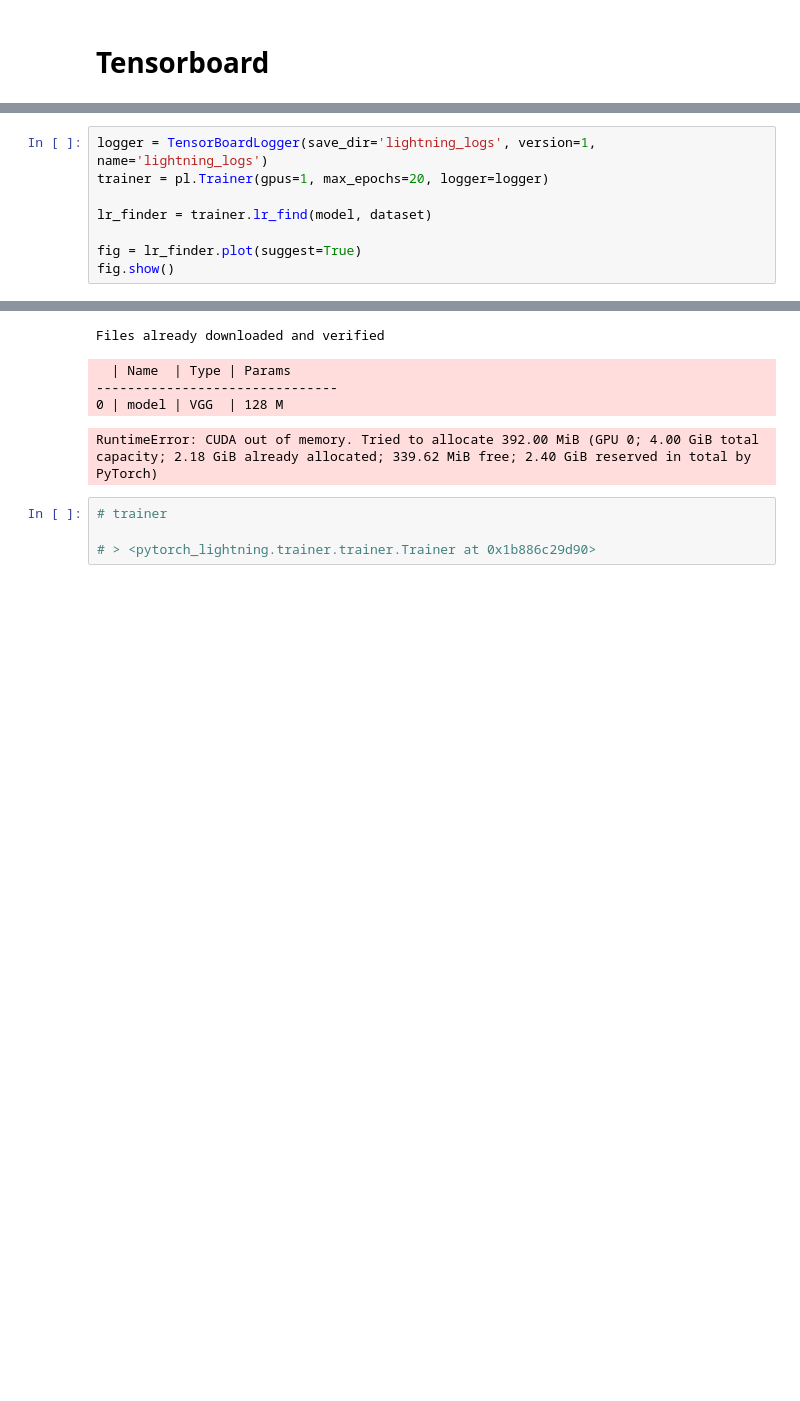
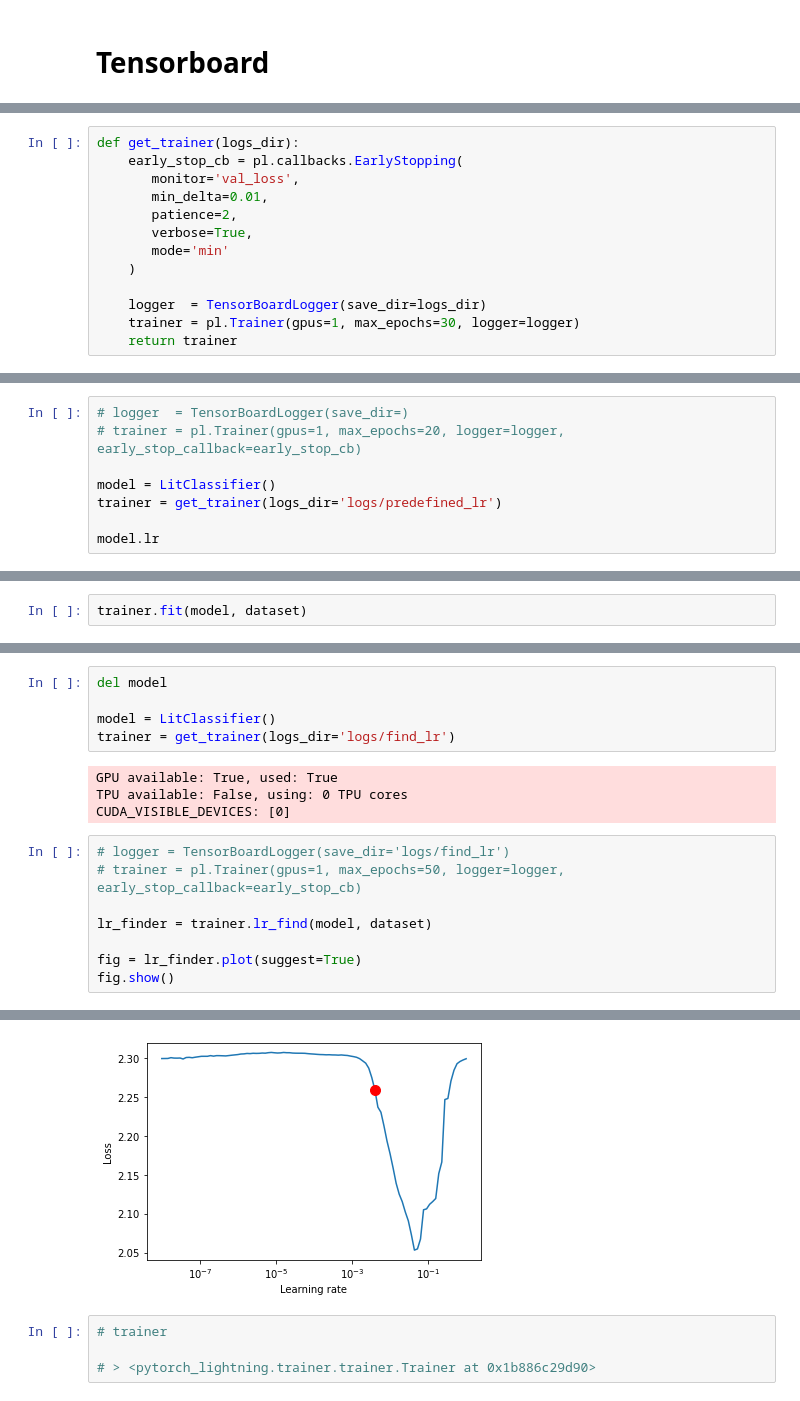
Before and after one commit to mtszkw/lightning-lr-find, a Jupyter notebook: lightning_lr_find.ipynb, the cells around one changed output, grey strips where cells are left out. Saved outputs shown, nothing was run; the diff lists cells and outputs as text; blank space fills up the shorter version.

```diff
--- a/lightning_lr_find.ipynb
+++ b/lightning_lr_find.ipynb
@@ -101,0 +133,13 @@ Reusing TensorBoard on port 6006 (pid 29776), started 1:38:25 ago. (Use '!kill 2
+# %%
+def get_trainer(logs_dir):
+    early_stop_cb = pl.callbacks.EarlyStopping(
+       monitor='val_loss',
+       min_delta=0.01,
+       patience=2,
+       verbose=True,
+       mode='min'
+    )
+
+    logger  = TensorBoardLogger(save_dir=logs_dir)
+    trainer = pl.Trainer(gpus=1, max_epochs=30, logger=logger)
+    return trainer
@@ -101,0 +148,8 @@ Reusing TensorBoard on port 6006 (pid 29776), started 1:38:25 ago. (Use '!kill 2
+# %%
+# logger  = TensorBoardLogger(save_dir=)
+# trainer = pl.Trainer(gpus=1, max_epochs=20, logger=logger, early_stop_callback=early_stop_cb)
+
+model = LitClassifier()
+trainer = get_trainer(logs_dir='logs/predefined_lr')
+
+model.lr
@@ -101,0 +161,2 @@ Reusing TensorBoard on port 6006 (pid 29776), started 1:38:25 ago. (Use '!kill 2
+# %%
+trainer.fit(model, dataset)
@@ -102,6 +184,15 @@ Reusing TensorBoard on port 6006 (pid 29776), started 1:38:25 ago. (Use '!kill 2
+# %%
+del model
+
+model = LitClassifier()
+trainer = get_trainer(logs_dir='logs/find_lr')
+# %% [output]
+GPU available: True, used: True
+TPU available: False, using: 0 TPU cores
+CUDA_VISIBLE_DEVICES: [0]
 # %%
-logger = TensorBoardLogger(save_dir='lightning_logs', version=1, name='lightning_logs')
-trainer = pl.Trainer(gpus=1, max_epochs=20, logger=logger)
+# logger = TensorBoardLogger(save_dir='logs/find_lr')
+# trainer = pl.Trainer(gpus=1, max_epochs=50, logger=logger, early_stop_callback=early_stop_cb)
 
 lr_finder = trainer.lr_find(model, dataset)
 
@@ -114,8 +210,4 @@ CUDA_VISIBLE_DEVICES: [0]
-Files already downloaded and verified
-  | Name  | Type | Params
--------------------------------
-0 | model | VGG  | 128 M
-RuntimeError: CUDA out of memory. Tried to allocate 392.00 MiB (GPU 0; 4.00 GiB total capacity; 2.18 GiB already allocated; 339.62 MiB free; 2.40 GiB reserved in total by PyTorch)
+[figure, added]
 # %%
 # trainer
 
```
Also changed, not shown: parts of 22 cells of this notebook, 1 other file.
